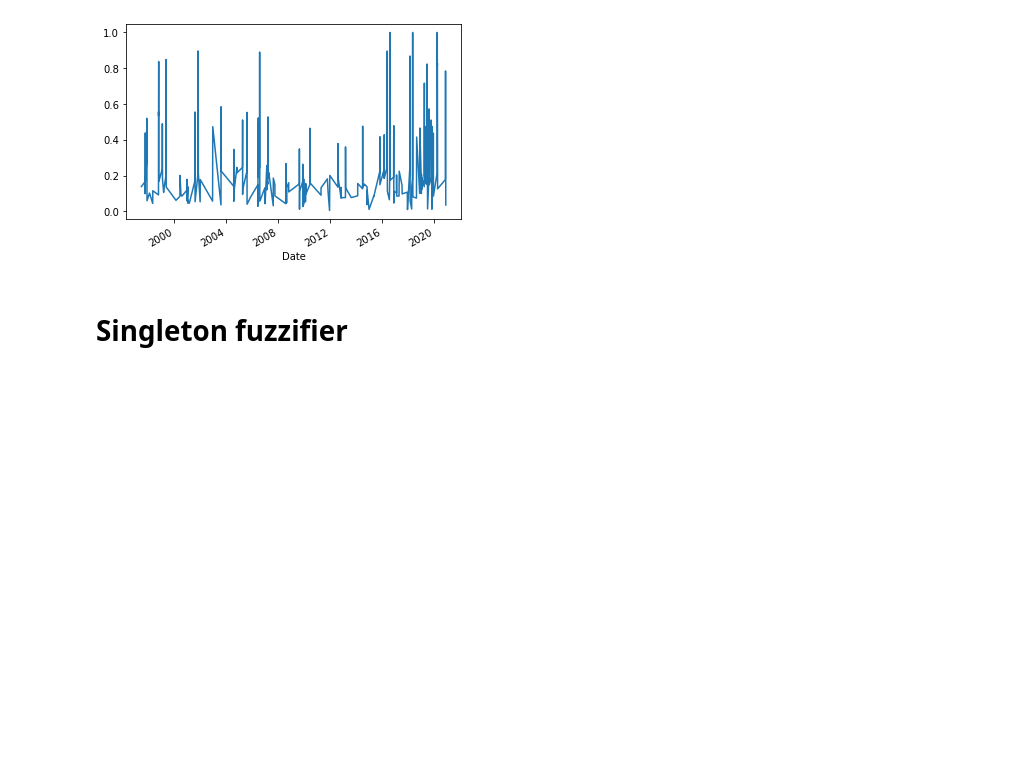
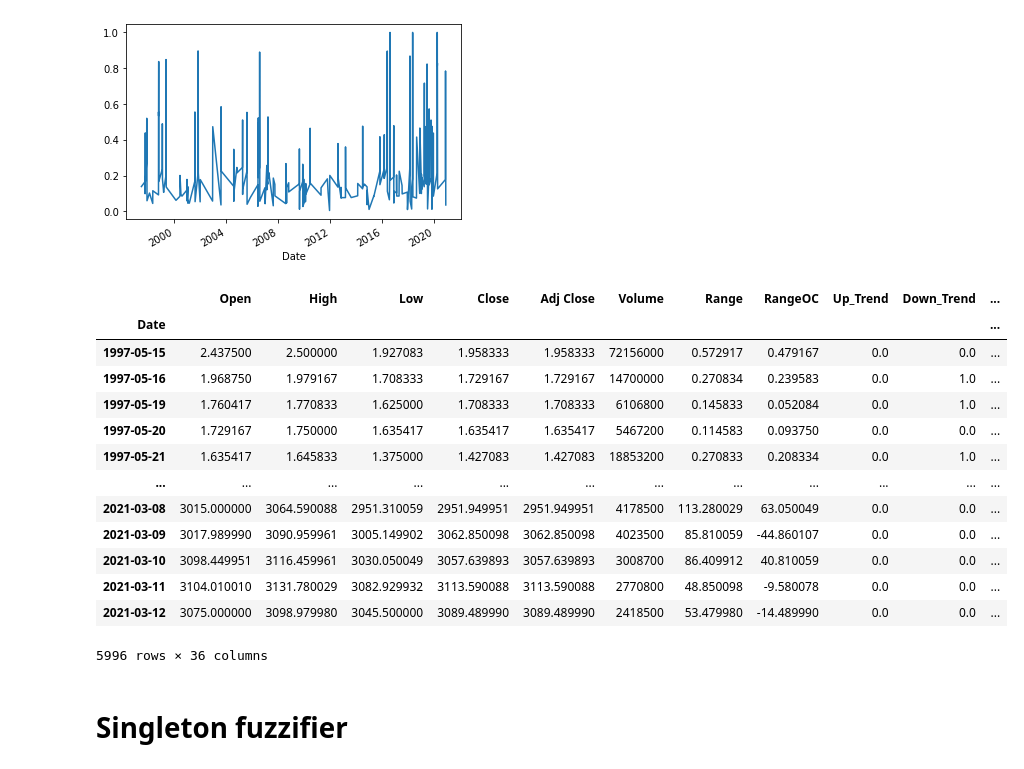
Before and after one commit to Emma3434/FRE-7121-Final-Project, a Jupyter notebook: Membership functions.ipynb, the cells around one changed output. Drawn from its saved outputs; the diff is of its cells as text; code cells hidden in the pictures; blank space fills up the shorter version.

```diff
--- a/Membership functions.ipynb
+++ b/Membership functions.ipynb
@@ -60,8 +60,10 @@ df.loc[df['RangeOC'].abs() <= x*df['Range'], 'DOJI'] = 1
 df['DOJI'] = df['DOJI'].fillna(0)
 # %%
 # Hook day
-for delta in range(0, 11):
-    df.loc[df['Open'].shift(-1) < df['Low']-delta, 'Up_Hook{d}'.format(d=delta)] = 1
-    df.loc[df['Open'].shift(-1) > df['High']+delta, 'Down_Hook{d}'.format(d=delta)] = 1
-    df['Up_Hook{d}'.format(d=delta)] = df['Up_Hook{d}'.format(d=delta)].fillna(0)
-    df['Down_Hook{d}'.format(d=delta)] = df['Down_Hook{d}'.format(d=delta)].fillna(0)
+#for delta in range(0, 11):
+delta = 0.5
+df.loc[df['Open'].shift(-1) < df['Low']-delta, 'Up_Hook{d}'.format(d=delta)] = 1
+df.loc[df['Open'].shift(-1) > df['High']+delta, 'Down_Hook{d}'.format(d=delta)] = 1
+df['Up_Hook{d}'.format(d=delta)] = df['Up_Hook{d}'.format(d=delta)].fillna(0)
+df['Down_Hook{d}'.format(d=delta)] = df['Down_Hook{d}'.format(d=delta)].fillna(0)
+df[["Up_Hook0.5","Down_Hook0.5"]]
@@ -119,16 +133,35 @@ for rho in rhos:
     df['DOJI{r}_membership'.format(r = rho)] = df['DOJI{r}'.format(r = rho)].fillna(0)
 # %%
 # Hook day membership function
-for delta in range(0, 11):
-    # Generate other parameters in the function
-    df.loc[(df['Up_Hook{d}'.format(d=delta)] == 1), 'Hook{d}_x'.format(d=delta)] = df['Low']-delta-df['Open'].shift(1)
-    df.loc[(df['Down_Hook{d}'.format(d=delta)] == 1), 'Hook{d}_x'.format(d=delta)] = df['Open'].shift(1)-delta-df['High']
-    # Conditioinal membership function
-    df.loc[(df['Hook{d}_x'.format(d=delta)] < -1/2), 'Hook{d}_membership'.format(d=delta)] = 0
-    df.loc[(df['Hook{d}_x'.format(d=delta)] >= -1/2) & (df['Hook{d}_x'.format(d=delta)] < 0),
-           'Hook{d}_membership'.format(d=delta)] = 2*(df['Hook{d}_x'.format(d=delta)] + 0.5)
-    df.loc[(df['Hook{d}_x'.format(d=delta)] >= 0), 'Hook{d}_membership'.format(d=delta)] = 1
+#for delta in range(0, 11):
+delta = 0.5
+# Generate other parameters in the function
+df.loc[(df['Up_Hook{d}'.format(d=delta)] == 1), 'Hook{d}_x'.format(d=delta)] = df['Low']-delta-df['Open'].shift(1)
+df.loc[(df['Down_Hook{d}'.format(d=delta)] == 1), 'Hook{d}_x'.format(d=delta)] = df['Open'].shift(1)-delta-df['High']
+df['Hook{d}_x'.format(d=delta)] = df['Hook{d}_x'.format(d=delta)].fillna(0)
+# Conditioinal membership function
+df.loc[(df['Hook{d}_x'.format(d=delta)] < -1/2), 'Hook{d}_membership'.format(d=delta)] = 0
+df.loc[(df['Hook{d}_x'.format(d=delta)] >= -1/2) & (df['Hook{d}_x'.format(d=delta)] < 0),
+       'Hook{d}_membership'.format(d=delta)] = 2*(df['Hook{d}_x'.format(d=delta)] + 0.5)
+df.loc[(df['Hook{d}_x'.format(d=delta)] >= 0), 'Hook{d}_membership'.format(d=delta)] = 1
 
 #df[(df['Hook2_membership']>0)&(df['Hook2_membership']!=1)]
+# %%
+df
+# %% [output]
+|  | Open | High | Low | Close | Adj Close | Volume | Range | RangeOC | Up_Trend | Down_Trend | ... |
+| Date |  |  |  |  |  |  |  |  |  |  | ... |
+| 1997-05-15 | 2.437500 | 2.500000 | 1.927083 | 1.958333 | 1.958333 | 72156000 | 0.572917 | 0.479167 | 0.0 | 0.0 | ... |
+| 1997-05-16 | 1.968750 | 1.979167 | 1.708333 | 1.729167 | 1.729167 | 14700000 | 0.270834 | 0.239583 | 0.0 | 1.0 | ... |
+| 1997-05-19 | 1.760417 | 1.770833 | 1.625000 | 1.708333 | 1.708333 | 6106800 | 0.145833 | 0.052084 | 0.0 | 1.0 | ... |
+| 1997-05-20 | 1.729167 | 1.750000 | 1.635417 | 1.635417 | 1.635417 | 5467200 | 0.114583 | 0.093750 | 0.0 | 0.0 | ... |
+| 1997-05-21 | 1.635417 | 1.645833 | 1.375000 | 1.427083 | 1.427083 | 18853200 | 0.270833 | 0.208334 | 0.0 | 1.0 | ... |
+| ... | ... | ... | ... | ... | ... | ... | ... | ... | ... | ... | ... |
+| 2021-03-08 | 3015.000000 | 3064.590088 | 2951.310059 | 2951.949951 | 2951.949951 | 4178500 | 113.280029 | 63.050049 | 0.0 | 0.0 | ... |
+| 2021-03-09 | 3017.989990 | 3090.959961 | 3005.149902 | 3062.850098 | 3062.850098 | 4023500 | 85.810059 | -44.860107 | 0.0 | 0.0 | ... |
+| 2021-03-10 | 3098.449951 | 3116.459961 | 3030.050049 | 3057.639893 | 3057.639893 | 3008700 | 86.409912 | 40.810059 | 0.0 | 0.0 | ... |
+| 2021-03-11 | 3104.010010 | 3131.780029 | 3082.929932 | 3113.590088 | 3113.590088 | 2770800 | 48.850098 | -9.580078 | 0.0 | 0.0 | ... |
+| 2021-03-12 | 3075.000000 | 3098.979980 | 3045.500000 | 3089.489990 | 3089.489990 | 2418500 | 53.479980 | -14.489990 | 0.0 | 0.0 | ... |
+5996 rows × 36 columns
 # %% [markdown]
 # Singleton fuzzifier
```
Also changed, not shown: parts of 7 cells of this notebook, 3 other files.
